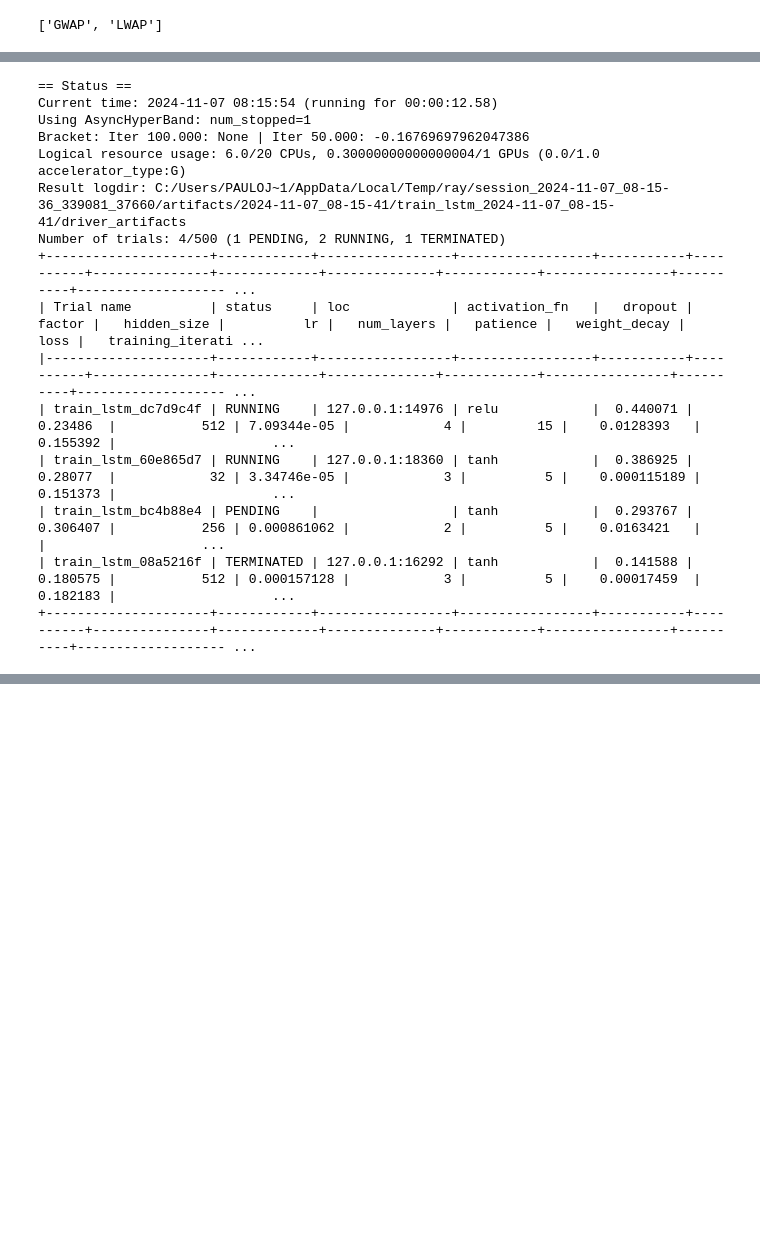
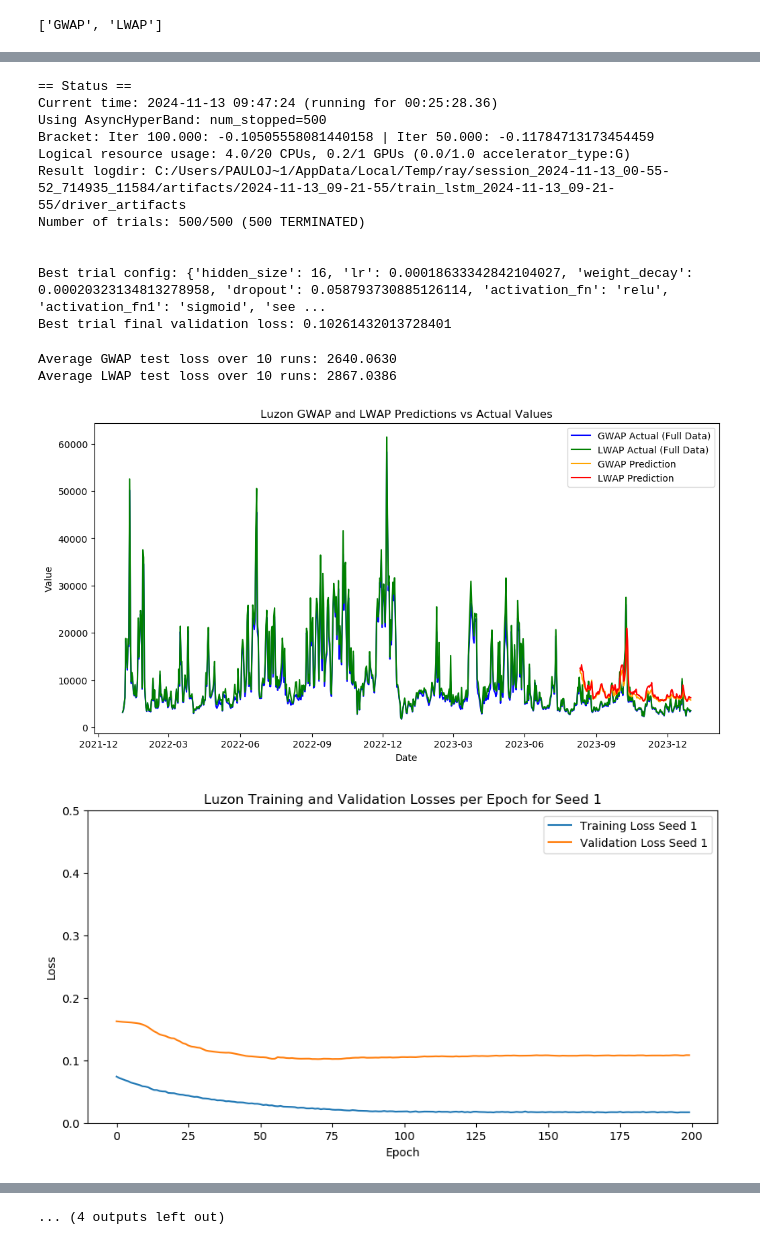
Before and after one commit to ladycelestia/thesis, a Jupyter notebook: test3.ipynb, the cells around one changed output, grey strips where cells are left out. Saved outputs shown, nothing was run; the diff lists cells and outputs as text; code cells hidden in the pictures; blank space fills up the shorter version.

```diff
--- a/test3.ipynb
+++ b/test3.ipynb
@@ -414,14 +422,15 @@ def load_test():
     return test_dataloader
 # %%
 @torch.no_grad()
-def test_best_model(optimized_model):
+def test_best_model(optimized_model,batch_size,seq_len):
 
     # Load test data
-    test_loader = load_test()
+    test_loader = load_test(batch_size,seq_len)
 
-    # Call evaluate function and get test loss
+    # Set the model to evaluation mode
     optimized_model.eval()
-    total_loss = 0.0
+    gwap_loss = 0.0
+    lwap_loss = 0.0
     total_samples = 0
     all_predictions = []
     all_targets = []
@@ -447,18 +456,33 @@ def test_best_model(optimized_model):
     all_predictions_inverse = boxcoxy_fit_loaded.inverse_transform(all_predictions.cpu().numpy())
     all_targets = all_targets.cpu().numpy()  # Ensure targets are in NumPy format
 
-    # Calculate untransformed loss
+    # Calculate untransformed loss for each output separately
     if all_predictions_inverse.shape == all_targets.shape:
-        untransformed_loss = test_criterion(
-            torch.tensor(all_predictions_inverse, dtype=torch.float32).to(device),
-            torch.tensor(all_targets, dtype=torch.float32).to(device)
+        # Separate predictions and targets for each output
+        predictions_output1 = all_predictions_inverse[:, 0]
+        predictions_output2 = all_predictions_inverse[:, 1]
+        targets_output1 = all_targets[:, 0]
+        targets_output2 = all_targets[:, 1]
+
+        # Calculate loss for each output
+        gwap_untransformed_loss = test_criterion(
+            torch.tensor(predictions_output1, dtype=torch.float32).to(device),
+            torch.tensor(targets_output1, dtype=torch.float32).to(device)
         )
-        total_loss += untransformed_loss.item() * all_predictions.size(0)
-        total_samples += all_predictions.size(0)
+        lwap_untransformed_loss = test_criterion(
+            torch.tensor(predictions_output2, dtype=torch.float32).to(device),
+            torch.tensor(targets_output2, dtype=torch.float32).to(device)
+        )
 
-    # Calculate and return the average loss
-    average_loss = total_loss / total_samples if total_samples > 0 else 0.0
-    return average_loss, all_predictions_inverse
+        # Accumulate the losses
+        gwap_loss += gwap_untransformed_loss.item() * predictions_output1.shape[0]
+        lwap_loss += lwap_untransformed_loss.item() * predictions_output2.shape[0]
+        total_samples += predictions_output1.shape[0]
+
+    # Calculate and return the average loss for each output
+    average_gwap_loss = gwap_loss / total_samples if total_samples > 0 else 0.0
+    average_lwap_loss = lwap_loss / total_samples if total_samples > 0 else 0.0
+    return average_gwap_loss, average_lwap_loss, all_predictions_inverse
 # %%
 def plot_predictions(all_predictions_inverse,island):
     # Load actual values for GWAP and LWAP
@@ -635,3 +676,3 @@ def main(epoch,island,trials):
 # %%
-bestres= main(100,"Luzon",500)
+bestres,gwap_test_loss, lwap_test_loss = main(200,"Mindanao",500)
 # %% [output]
@@ -659,15 +700,15 @@ Number of trials: 1/500 (1 PENDING)
 == Status ==
-Current time: 2024-11-07 08:15:54 (running for 00:00:12.58)
-Using AsyncHyperBand: num_stopped=1
-Bracket: Iter 100.000: None | Iter 50.000: -0.16769697962047386
-Logical resource usage: 6.0/20 CPUs, 0.30000000000000004/1 GPUs (0.0/1.0 accelerator_type:G)
-Result logdir: C:/Users/PAULOJ~1/AppData/Local/Temp/ray/session_2024-11-07_08-15-36_339081_37660/artifacts/2024-11-07_08-15-41/train_lstm_2024-11-07_08-15-41/driver_artifacts
-Number of trials: 4/500 (1 PENDING, 2 RUNNING, 1 TERMINATED)
-+---------------------+------------+-----------------+-----------------+-----------+----------+---------------+-------------+--------------+------------+----------------+----------+------------------- ...
-| Trial name          | status     | loc             | activation_fn   |   dropout |   factor |   hidden_size |          lr |   num_layers |   patience |   weight_decay |     loss |   training_iterati ...
-|---------------------+------------+-----------------+-----------------+-----------+----------+---------------+-------------+--------------+------------+----------------+----------+------------------- ...
-| train_lstm_dc7d9c4f | RUNNING    | 127.0.0.1:14976 | relu            |  0.440071 | 0.23486  |           512 | 7.09344e-05 |            4 |         15 |    0.0128393   | 0.155392 |                    ...
-| train_lstm_60e865d7 | RUNNING    | 127.0.0.1:18360 | tanh            |  0.386925 | 0.28077  |            32 | 3.34746e-05 |            3 |          5 |    0.000115189 | 0.151373 |                    ...
-| train_lstm_bc4b88e4 | PENDING    |                 | tanh            |  0.293767 | 0.306407 |           256 | 0.000861062 |            2 |          5 |    0.0163421   |          |                    ...
-| train_lstm_08a5216f | TERMINATED | 127.0.0.1:16292 | tanh            |  0.141588 | 0.180575 |           512 | 0.000157128 |            3 |          5 |    0.00017459  | 0.182183 |                    ...
-+---------------------+------------+-----------------+-----------------+-----------+----------+---------------+-------------+--------------+------------+----------------+----------+------------------- ...
+Current time: 2024-11-13 09:47:24 (running for 00:25:28.36)
+Using AsyncHyperBand: num_stopped=500
+Bracket: Iter 100.000: -0.10505558081440158 | Iter 50.000: -0.11784713173454459
+Logical resource usage: 4.0/20 CPUs, 0.2/1 GPUs (0.0/1.0 accelerator_type:G)
+Result logdir: C:/Users/PAULOJ~1/AppData/Local/Temp/ray/session_2024-11-13_00-55-52_714935_11584/artifacts/2024-11-13_09-21-55/train_lstm_2024-11-13_09-21-55/driver_artifacts
+Number of trials: 500/500 (500 TERMINATED)
+
+
+Best trial config: {'hidden_size': 16, 'lr': 0.00018633342842104027, 'weight_decay': 0.00020323134813278958, 'dropout': 0.058793730885126114, 'activation_fn': 'relu', 'activation_fn1': 'sigmoid', 'see ...
+Best trial final validation loss: 0.10261432013728401
+Average GWAP test loss over 10 runs: 2640.0630
+Average LWAP test loss over 10 runs: 2867.0386
+[figure, added]
+[figure, added]
@@ -673,0 +720 @@ Number of trials: 4/500 (1 PENDING, 2 RUNNING, 1 TERMINATED)
+... (4 outputs left out)
```
Also changed, not shown: parts of 13 cells of this notebook.
